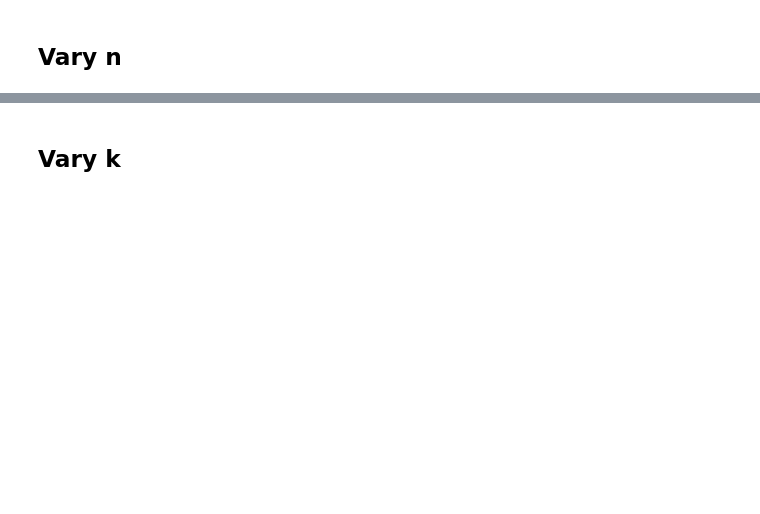
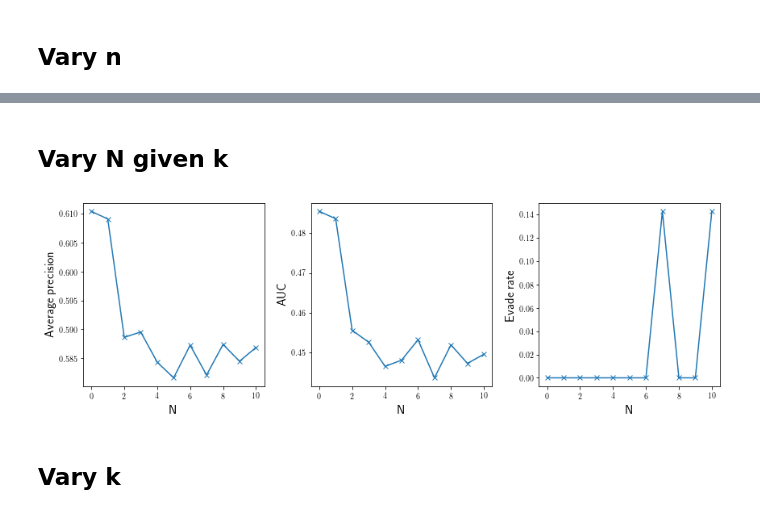
Before and after one commit to rzlll/DataMining, a Jupyter notebook: src/rev2eval.ipynb, the cells around one changed output, grey strips where cells are left out. Cells and saved outputs as stored; diff of their text form; code cells hidden in the pictures; blank space fills up the shorter version.

```diff
--- a/src/rev2eval.ipynb
+++ b/src/rev2eval.ipynb
@@ -94,3 +106,36 @@ nfig.tight_layout()
+# %% [markdown]
+## Vary N given k
+# %%
+knfig, axes = plt.subplots(1, 3, figsize=(12, 4))
+
+k = 1
+ax = axes[0]
+x = np.arange(11)
+y = ap_mat[k, :]
+ax.plot(x, y, marker='x')
+# ax.errorbar(x, y, e, linestyle='None', capsize=2)
+ax.set_ylabel('Average precision', fontsize=15)
+ax.set_xlabel('N', fontsize=15)
+
+ax = axes[1]
+x = np.arange(11)
+y = auc_mat[k, :]
+ax.plot(x, y, marker='x')
+# ax.errorbar(x, y, e, linestyle='None', capsize=2)
+ax.set_ylabel('AUC', fontsize=15)
+ax.set_xlabel('N', fontsize=15)
+
+ax = axes[2]
+x = np.arange(11)
+y = er_mat[k, :]
+ax.plot(x, y, marker='x')
+# ax.errorbar(x, y, e, linestyle='None', capsize=2)
+ax.set_ylabel('Evade rate', fontsize=15)
+ax.set_xlabel('N', fontsize=15)
+
+knfig.tight_layout()
+# %% [output]
+[figure, added]
 # %% [markdown]
 ## Vary k
 # %%
```
Also changed, not shown: parts of 4 cells of this notebook.
